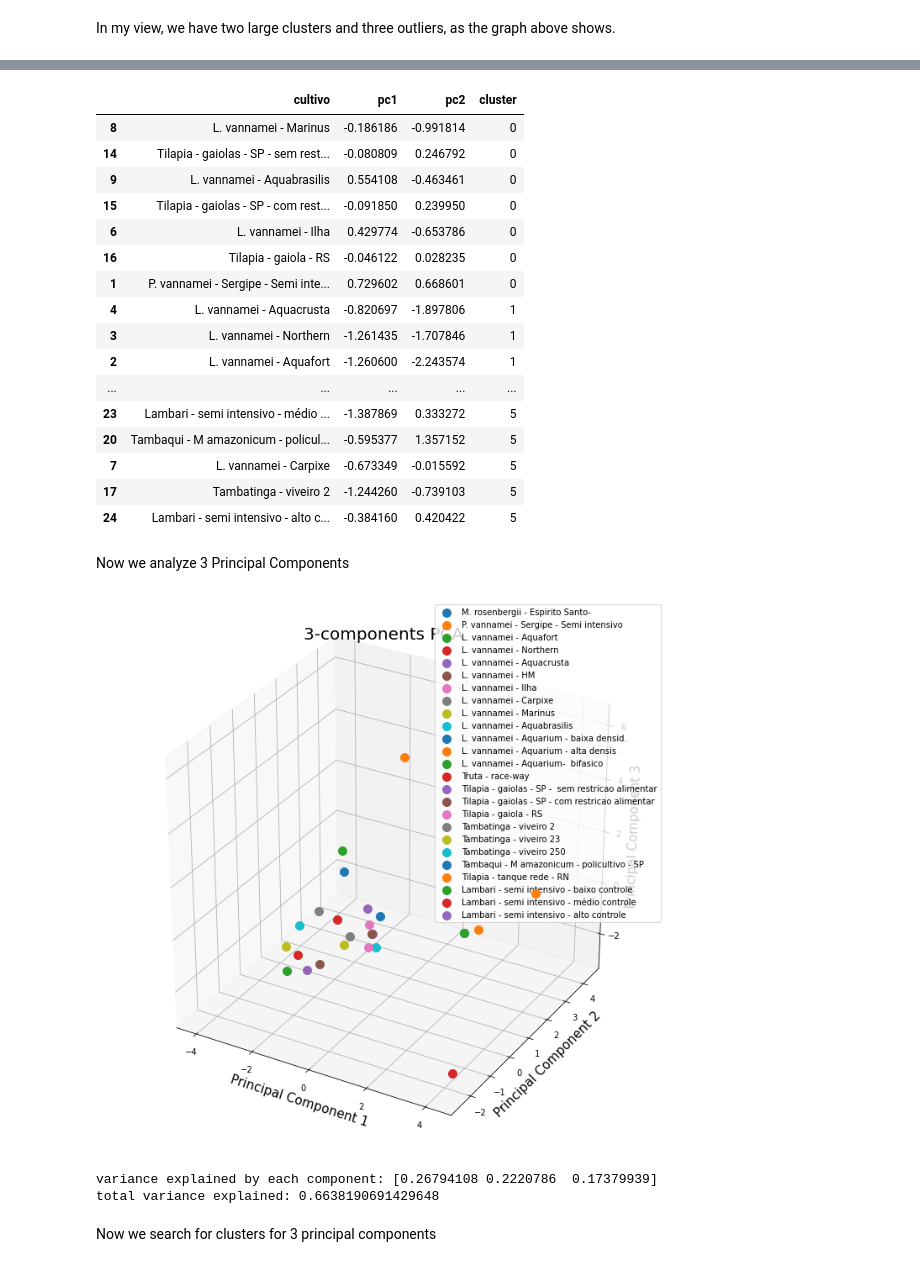
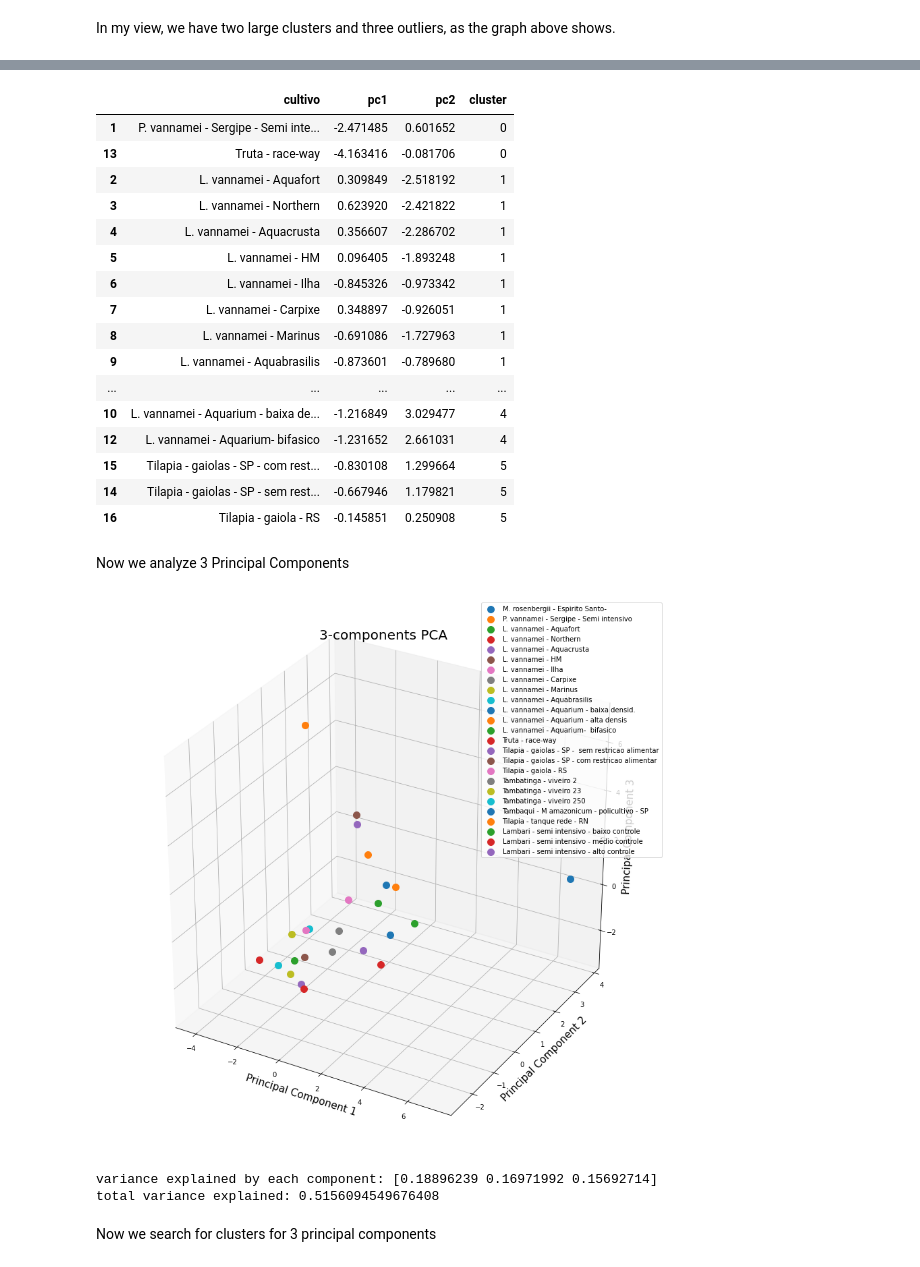
Before and after one commit to christianadriano/PCA_AquacultureSystem, a Jupyter notebook: PCA_KMeans_SocialEnvironment_All.ipynb, the cells around one changed output, grey strips where cells are left out. Saved outputs shown, nothing was run; the diff lists cells and outputs as text; code cells hidden in the pictures.

```diff
--- a/PCA_KMeans_SocialEnvironment_All.ipynb
+++ b/PCA_KMeans_SocialEnvironment_All.ipynb
@@ -34,8 +34,9 @@ print(df1)
 [13 rows x 50 columns]
 # %%
 column_names = df1.columns
-#Select fatores Sociais
-feature_names = [name for name in column_names if name.startswith("S")]
+
+#Select fatores Sociais e Ambientais
+feature_names = [name for name in column_names if( name.startswith("S")|name.startswith("A"))]
 
 #feature_names = list(df.columns["E1_RRLII":"E13_DM"])
 #print(feature_names)
@@ -62,8 +63,9 @@ df2 = pd.read_csv(io.StringIO(uploaded2['dados_relativizados_centralizados_pisci
 #print(df2)
 
 column_names = df2.columns
-#Select fatores Sociais
-feature_names = [name for name in column_names if name.startswith("S")]
+#Select fatores Sociais e Ambientais
+feature_names = [name for name in column_names if( name.startswith("S")|name.startswith("A"))]
+
 
 #feature_names = list(df.columns["E1_RRLII":"E13_DM"])
 #print(feature_names)
@@ -399,22 +408,22 @@ df1= df_clustering.assign(cluster=pd.Series(model.labels_).values)
 df1.sort_values(by='cluster')
 # %% [output]
 |  | cultivo | pc1 | pc2 | cluster |
-| 8 | L. vannamei - Marinus | -0.186186 | -0.991814 | 0 |
-| 14 | Tilapia - gaiolas - SP - sem rest... | -0.080809 | 0.246792 | 0 |
-| 9 | L. vannamei - Aquabrasilis | 0.554108 | -0.463461 | 0 |
-| 15 | Tilapia - gaiolas - SP - com rest... | -0.091850 | 0.239950 | 0 |
-| 6 | L. vannamei - Ilha | 0.429774 | -0.653786 | 0 |
-| 16 | Tilapia - gaiola - RS | -0.046122 | 0.028235 | 0 |
-| 1 | P. vannamei - Sergipe - Semi inte... | 0.729602 | 0.668601 | 0 |
-| 4 | L. vannamei - Aquacrusta | -0.820697 | -1.897806 | 1 |
-| 3 | L. vannamei - Northern | -1.261435 | -1.707846 | 1 |
-| 2 | L. vannamei - Aquafort | -1.260600 | -2.243574 | 1 |
+| 1 | P. vannamei - Sergipe - Semi inte... | -2.471485 | 0.601652 | 0 |
+| 13 | Truta - race-way | -4.163416 | -0.081706 | 0 |
+| 2 | L. vannamei - Aquafort | 0.309849 | -2.518192 | 1 |
+| 3 | L. vannamei - Northern | 0.623920 | -2.421822 | 1 |
+| 4 | L. vannamei - Aquacrusta | 0.356607 | -2.286702 | 1 |
+| 5 | L. vannamei - HM | 0.096405 | -1.893248 | 1 |
+| 6 | L. vannamei - Ilha | -0.845326 | -0.973342 | 1 |
+| 7 | L. vannamei - Carpixe | 0.348897 | -0.926051 | 1 |
+| 8 | L. vannamei - Marinus | -0.691086 | -1.727963 | 1 |
+| 9 | L. vannamei - Aquabrasilis | -0.873601 | -0.789680 | 1 |
 | ... | ... | ... | ... | ... |
-| 23 | Lambari - semi intensivo - médio ... | -1.387869 | 0.333272 | 5 |
-| 20 | Tambaqui - M amazonicum - policul... | -0.595377 | 1.357152 | 5 |
-| 7 | L. vannamei - Carpixe | -0.673349 | -0.015592 | 5 |
-| 17 | Tambatinga - viveiro 2 | -1.244260 | -0.739103 | 5 |
-| 24 | Lambari - semi intensivo - alto c... | -0.384160 | 0.420422 | 5 |
+| 10 | L. vannamei - Aquarium - baixa de... | -1.216849 | 3.029477 | 4 |
+| 12 | L. vannamei - Aquarium- bifasico | -1.231652 | 2.661031 | 4 |
+| 15 | Tilapia - gaiolas - SP - com rest... | -0.830108 | 1.299664 | 5 |
+| 14 | Tilapia - gaiolas - SP - sem rest... | -0.667946 | 1.179821 | 5 |
+| 16 | Tilapia - gaiola - RS | -0.145851 | 0.250908 | 5 |
 # %% [markdown]
 Now we analyze 3 Principal Components
 # %%
@@ -442,34 +451,34 @@ df_clustering = pd.DataFrame({'cultivo': targets,  'pc1':list(principalComponent
 # %%
 #Visualize results of PCA in Three Dimensions
 import matplotlib.pyplot as plt
 from mpl_toolkits.mplot3d import Axes3D
 
-fig = plt.figure(figsize = (12,12))
+fig = plt.figure(figsize = (15,15))
 ax = fig.add_subplot(111, projection='3d')
 ax.set_xlabel('Principal Component 1', fontsize = 15)
 ax.set_ylabel('Principal Component 2', fontsize = 15)
 ax.set_zlabel('Principal Component 3', fontsize = 15)
 ax.set_title('3-components PCA', fontsize = 20)
 targets = df_cultivo['cultivo'].to_numpy()
 
 for target in targets:
     indicesToKeep = finalDf['cultivo'] == target
     x = finalDf.loc[indicesToKeep, 'principal component 1']
     y = finalDf.loc[indicesToKeep, 'principal component 2']
     z = finalDf.loc[indicesToKeep, 'principal component 3']
     ax.scatter(x,y,z,s = 100)
 
 ax.legend(targets)
 ax.grid()
 # %% [output]
-[figure, old version]
+[figure, new version]
 # %%
 variance_list =pca.explained_variance_ratio_
 print("variance explained by each component:", variance_list)
 print("total variance explained:", sum(variance_list))
 # %% [output]
-variance explained by each component: [0.26794108 0.2220786  0.17379939]
-total variance explained: 0.6638190691429648
+variance explained by each component: [0.18896239 0.16971992 0.15692714]
+total variance explained: 0.5156094549676408
 # %% [markdown]
 Now we search for clusters for 3 principal components
 # %%
```
Also changed, not shown: parts of 22 cells of this notebook.
